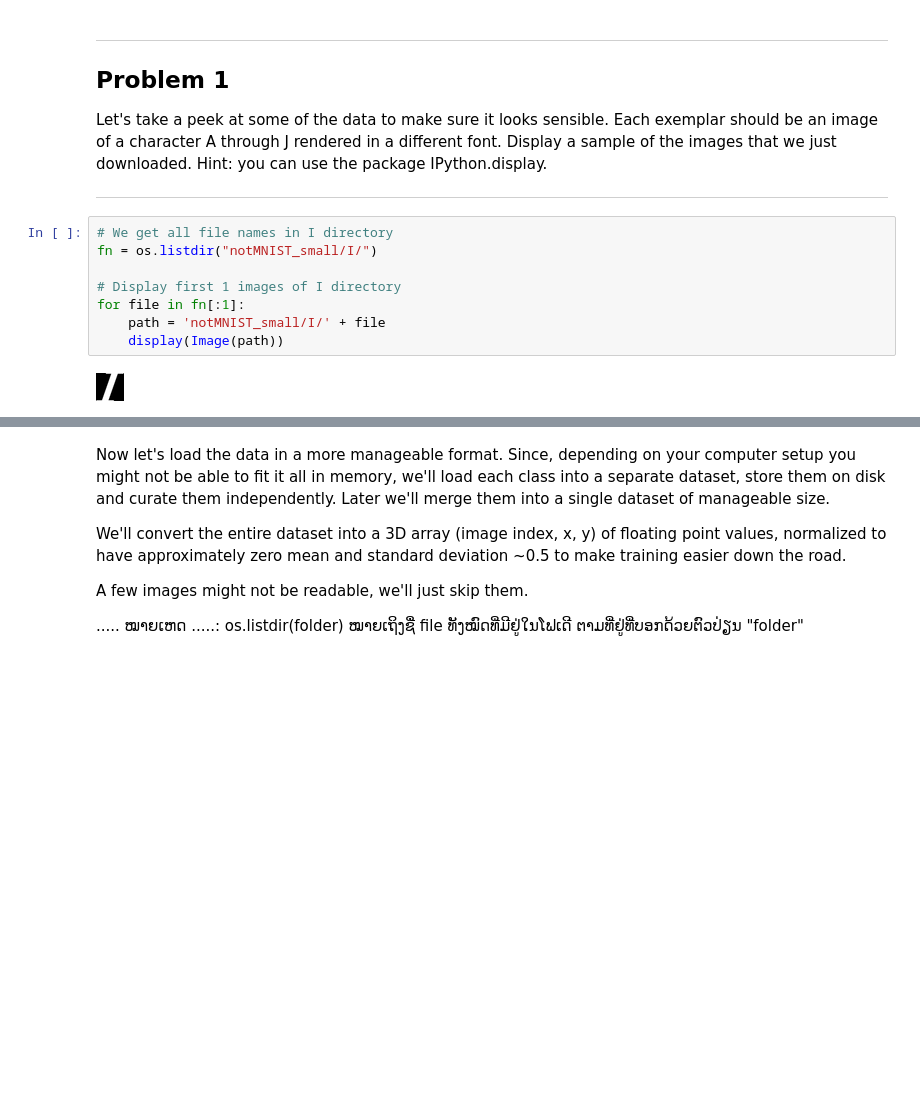
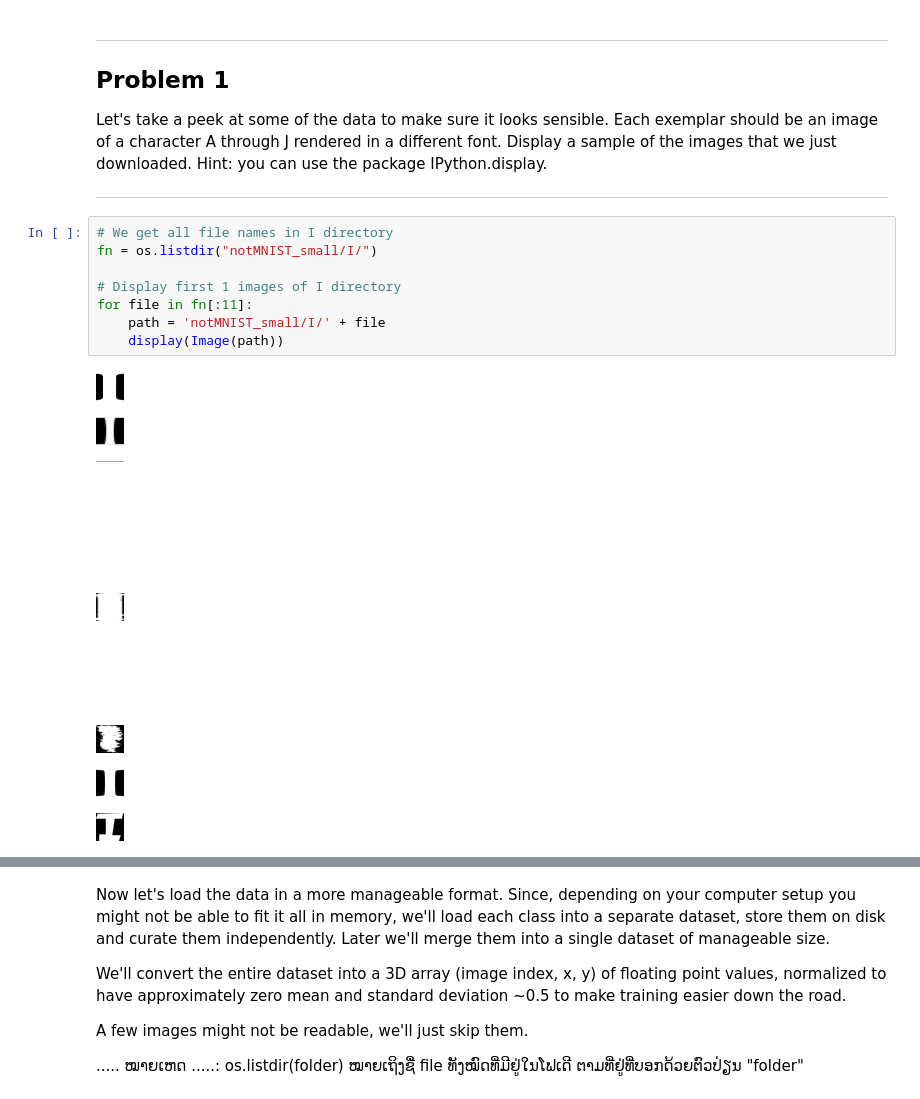
Before and after one commit to Khamphang/Deep-Leaning-Udacity-Free-Course, a Jupyter notebook: 1_notmnist_na.ipynb, the cells around one changed output, grey strips where cells are left out. Drawn from its saved outputs; the diff is of its cells as text; blank space fills up the shorter version.

```diff
--- a/1_notmnist_na.ipynb
+++ b/1_notmnist_na.ipynb
@@ -135,13 +138,23 @@ Let's take a peek at some of the data to make sure it looks sensible. Each exemp
 # %%
 # We get all file names in I directory
 fn = os.listdir("notMNIST_small/I/")
 
 # Display first 1 images of I directory
-for file in fn[:1]:
+for file in fn[:11]:
     path = 'notMNIST_small/I/' + file
     display(Image(path))
 # %% [output]
-[figure, old version]
+[figure, new version]
+[figure, added]
+[figure, added]
+[figure, added]
+[figure, added]
+[figure, added]
+[figure, added]
+[figure, added]
+[figure, added]
+[figure, added]
+[figure, added]
 # %%
 # Display first 8 images ສະແດງ 8ໂຕທຳອິດ
 for file in fn[:8]:
```
Also changed, not shown: parts of 17 cells of this notebook.
